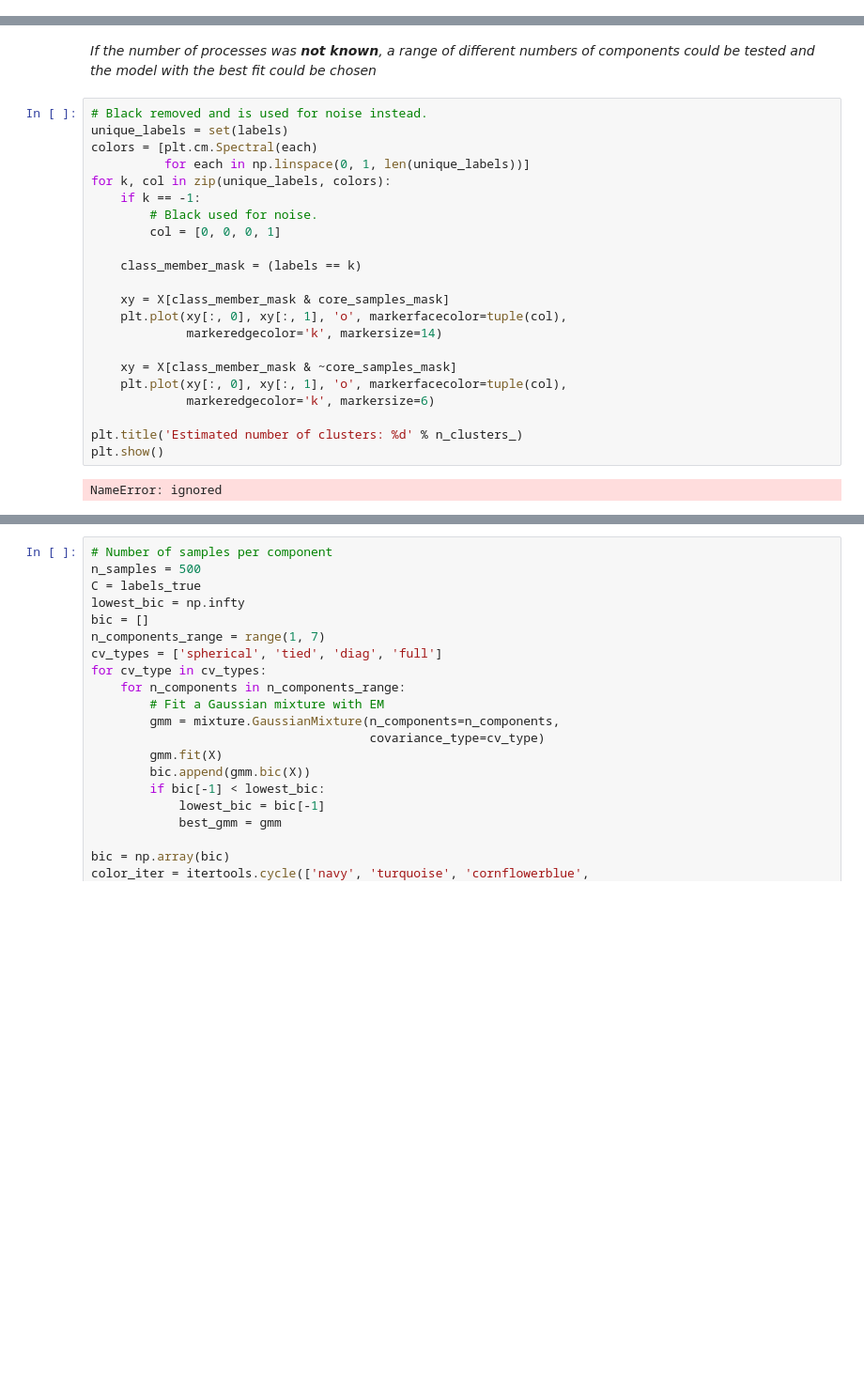
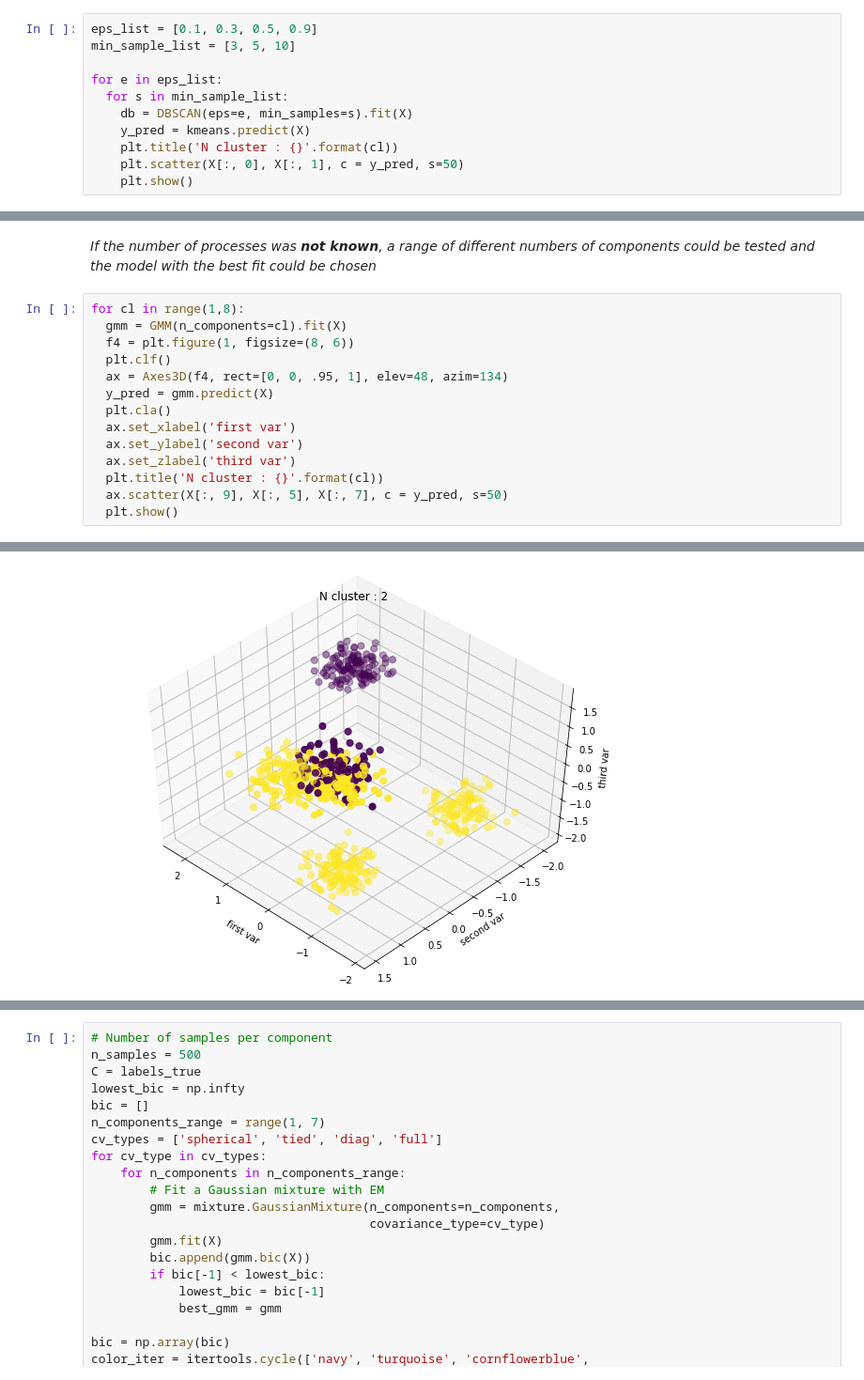
Before and after one commit to matteoalberti/Lectures_introUML_Experis2020, a Jupyter notebook: Day1_UML.ipynb, the cells around one changed output, grey strips where cells are left out. Shown at 94% size. Drawn from its saved outputs; the diff is of its cells as text; blank space fills up the shorter version.

```diff
--- a/Day1_UML.ipynb
+++ b/Day1_UML.ipynb
@@ -334,3 +346,14 @@ plt.show()
+# %%
+eps_list = [0.1, 0.3, 0.5, 0.9]
+min_sample_list = [3, 5, 10]
+
+for e in eps_list:
+  for s in min_sample_list:
+    db = DBSCAN(eps=e, min_samples=s).fit(X)
+    y_pred = kmeans.predict(X)
+    plt.title('N cluster : {}'.format(cl))
+    plt.scatter(X[:, 0], X[:, 1], c = y_pred, s=50)
+    plt.show()
 # %% [markdown]
 ## Expectation–Maximization (EM) Clustering using Gaussian Mixture Models (GMM)
 
@@ -375,27 +398,18 @@ We would like to modelize the following distribution of data
 <img src=https://miro.medium.com/max/700/1*uLKl0Nz1vFg6bmfiqpCKZQ.png width="400">
 # %% [markdown]
 *If the number of processes was **not known**, a range of different numbers of components could be tested and the model with the best fit could be chosen*
-# %%
-# Black removed and is used for noise instead.
-unique_labels = set(labels)
-colors = [plt.cm.Spectral(each)
-          for each in np.linspace(0, 1, len(unique_labels))]
-for k, col in zip(unique_labels, colors):
-    if k == -1:
-        # Black used for noise.
-        col = [0, 0, 0, 1]
-
-    class_member_mask = (labels == k)
-
-    xy = X[class_member_mask & core_samples_mask]
-    plt.plot(xy[:, 0], xy[:, 1], 'o', markerfacecolor=tuple(col),
-             markeredgecolor='k', markersize=14)
-
-    xy = X[class_member_mask & ~core_samples_mask]
-    plt.plot(xy[:, 0], xy[:, 1], 'o', markerfacecolor=tuple(col),
-             markeredgecolor='k', markersize=6)
-
-plt.title('Estimated number of clusters: %d' % n_clusters_)
-plt.show()
-# %% [output]
-NameError: ignored
+# %%
+for cl in range(1,8):
+  gmm = GMM(n_components=cl).fit(X)
+  f4 = plt.figure(1, figsize=(8, 6))
+  plt.clf()
+  ax = Axes3D(f4, rect=[0, 0, .95, 1], elev=48, azim=134)
+  y_pred = gmm.predict(X)
+  plt.cla()
+  ax.set_xlabel('first var')
+  ax.set_ylabel('second var')
+  ax.set_zlabel('third var')
+  plt.title('N cluster : {}'.format(cl))
+  ax.scatter(X[:, 9], X[:, 5], X[:, 7], c = y_pred, s=50)
+  plt.show()
+# %% [output]
@@ -401,0 +417 @@ NameError: ignored
+[figure, added]
```
Also changed, not shown: parts of 15 cells of this notebook.
